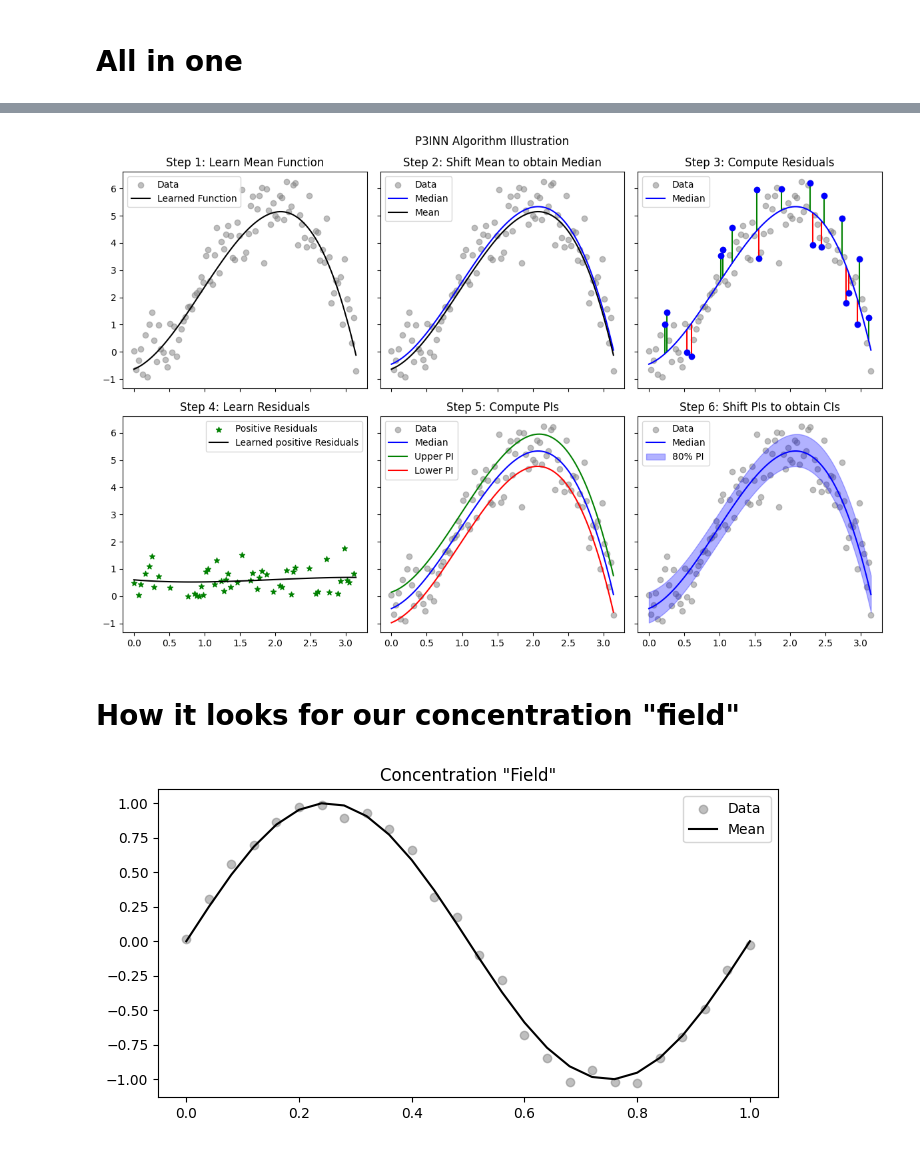
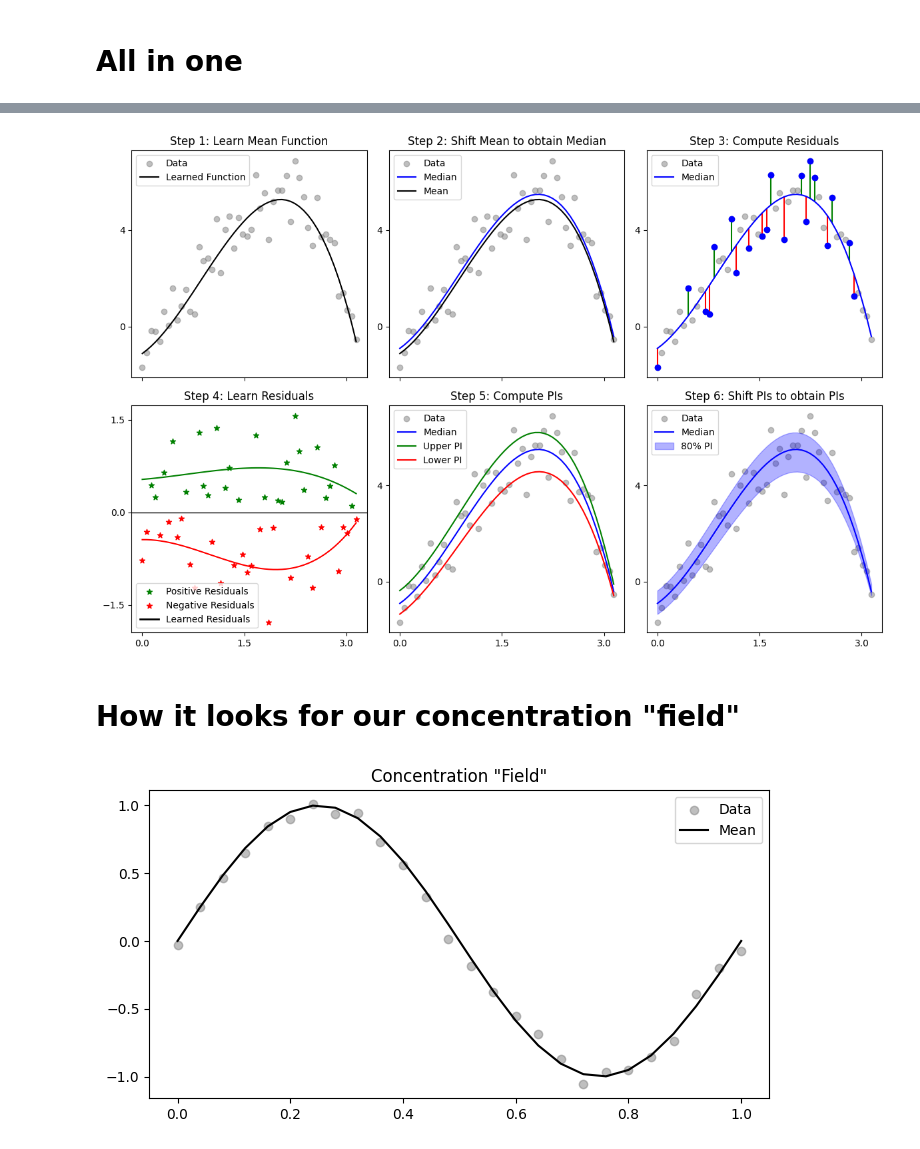
Before and after one commit to RiccardoFrenner/finn-nnpie, a Jupyter notebook: src/talk_plot_3pinn.ipynb, the cells around one changed output, grey strips where cells are left out. Saved outputs shown, nothing was run; the diff lists cells and outputs as text; code cells hidden in the pictures.

Commit message:
update plots

```diff
--- a/src/talk_plot_3pinn.ipynb
+++ b/src/talk_plot_3pinn.ipynb
@@ -171,12 +197,19 @@ plt.show()
 # %%
 import numpy as np
+import matplotlib.ticker
 import matplotlib.pyplot as plt
+from matplotlib.patches import Patch
+from matplotlib.lines import Line2D
 from numpy.polynomial import Polynomial
 
+np.random.seed(1)
+
 # Step 1: Generate dataset
-x = np.linspace(0, np.pi, 100)
+x = np.linspace(0, np.pi, 50)
 y_true = 3*np.sin(x)*x
 noise = np.random.normal(0, 0.7, y_true.shape)
+while np.any(np.abs(noise) < 0.1):
+    noise = np.random.normal(0, 0.7, y_true.shape)
 y_noisy = y_true + noise
 
 # Step 2: Fit a low-order polynomial (median polynomial)
@@ -203,8 +236,19 @@ y_upper = y_median + p_positive(x)
 y_lower = y_median + p_negative(x)
 
 # Create a figure with 2 rows and 3 columns
-fig, axes = plt.subplots(2, 3, figsize=(12, 8), sharex=True, sharey=True)
-fig.suptitle("P3INN Algorithm Illustration")
+fig, axes = plt.subplots(2, 3, figsize=(12, 8), sharex=True, sharey=False)
+for ax in axes.flat:
+    ax.xaxis.set_major_locator(matplotlib.ticker.MaxNLocator(nbins=3))
+    ax.yaxis.set_major_locator(matplotlib.ticker.MaxNLocator(nbins=3))
+
+axes[0,0].sharey(axes[0,1])
+axes[0,1].sharey(axes[0,2])
+# axes[0,1].set_yticklabels([])
+axes[0,2].sharey(axes[1,1])
+# axes[0,2].set_yticklabels([])
+axes[1,1].sharey(axes[1,2])
+# axes[1,2].set_yticklabels([])
+# fig.suptitle("PI3NN Algorithm Illustration")
 
 # Plot for Step 1
 axes[0, 0].scatter(x, y_noisy, label='Data', color=DATA_COLOR)
@@ -227,40 +271,49 @@ for xi, yi, y_med in zip(x[subset_idx], y_noisy[subset_idx], y_median[subset_idx
     c = POS_COLOR if yi > y_med else NEG_COLOR
     axes[0, 2].vlines(xi, yi, y_med, color=c)
     # axes[0, 2].scatter(xi, yi, color=c, zorder=10)
-axes[0, 2].scatter(x[subset_idx], y_noisy[subset_idx], color="blue", zorder=10)
+# axes[0, 2].scatter(x[subset_idx], y_noisy[subset_idx], c=np.where(residuals[subset_idx]>0, "green", "red"), zorder=10)
+axes[0, 2].scatter(x[subset_idx], y_noisy[subset_idx], c="blue", zorder=10)
 axes[0, 2].plot(x, y_median, label='Median', color=MEDIAN_COLOR)
 axes[0, 2].legend()
 axes[0, 2].set_title('Step 3: Compute Residuals')
 
 # Plot for Step 4
-axes[1, 0].scatter(x_positive, positive_residuals, label='Positive Residuals', marker="*", color=POS_COLOR)
-axes[1, 0].plot(x, p_positive(x), label='Learned positive Residuals', color=MEAN_COLOR)
+positive_patch = axes[1, 0].scatter(x_positive, positive_residuals,  marker="*", color=POS_COLOR, label="Positive Residuals")
+axes[1, 0].plot(x, p_positive(x), color=POS_COLOR)
+negative_patch = axes[1, 0].scatter(x_negative, negative_residuals,  marker="*", color=NEG_COLOR, label="Negative Residuals")
+axes[1, 0].plot(x, p_negative(x), color=NEG_COLOR)
+axes[1, 0].set_xlim(axes[1, 0].get_xlim())
+axes[1, 0].hlines(0, *axes[1, 0].get_xlim(), color="black", lw=1)
 axes[1, 0].legend()
 axes[1, 0].set_title('Step 4: Learn Residuals')
+
+fitted_function_line = Line2D([0], [0], color='black', lw=2, label='Learned Residuals')
+legend_elements = [positive_patch, negative_patch, fitted_function_line]
+axes[1, 0].legend(handles=legend_elements, loc='lower left')
 
 # Plot for Step 5
 axes[1, 1].scatter(x, y_noisy, label='Data', color=DATA_COLOR)
 axes[1, 1].plot(x, y_median, label='Median', color=MEDIAN_COLOR)
 axes[1, 1].plot(x, y_upper, label='Upper PI', color=POS_COLOR)
 axes[1, 1].plot(x, y_lower, label='Lower PI', color=NEG_COLOR)
 axes[1, 1].legend()
 axes[1, 1].set_title('Step 5: Compute PIs')
 
 # Plot for Step 6
 axes[1, 2].scatter(x, y_noisy, label='Data', color=DATA_COLOR)
 axes[1, 2].plot(x, y_median, label='Median', color=MEDIAN_COLOR)
 axes[1, 2].fill_between(x, y_lower, y_upper, label="80% PI", color='blue', alpha=0.3)
 axes[1, 2].legend()
-axes[1, 2].set_title('Step 6: Shift PIs to obtain CIs')
+axes[1, 2].set_title('Step 6: Shift PIs to obtain PIs')
 
 plt.tight_layout()
 
 fig.savefig(image_output_dir / "3pinn_illustration.png")
 fig.savefig("../paper/figs/3pinn_illustration.png")
 
 plt.show()
 # %% [output]
-[figure, old version]
+[figure, new version]
 # %% [markdown]
 # How it looks for our concentration "field"
 # %%
@@ -279,7 +332,7 @@ ax.legend()
 ax.set_title('Concentration "Field"')
 plt.show()
 # %% [output]
-[figure, old version]
+[figure, new version]
 # %%
 def fun(x):
     return np.sin(x * 2 * np.pi)
```
Also changed, not shown: parts of 9 cells of this notebook, 5 other files.
